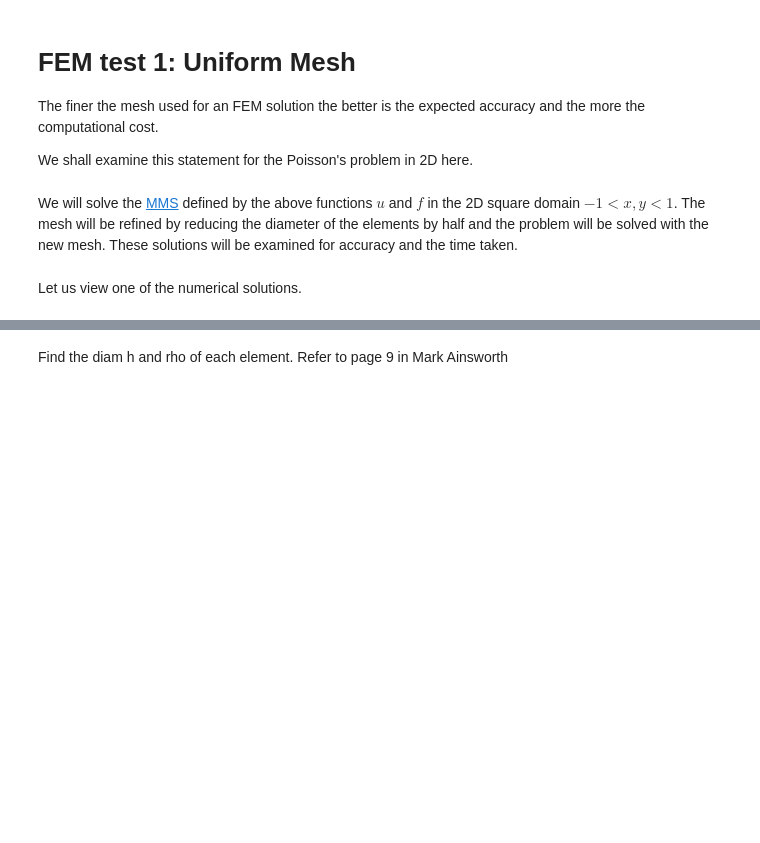
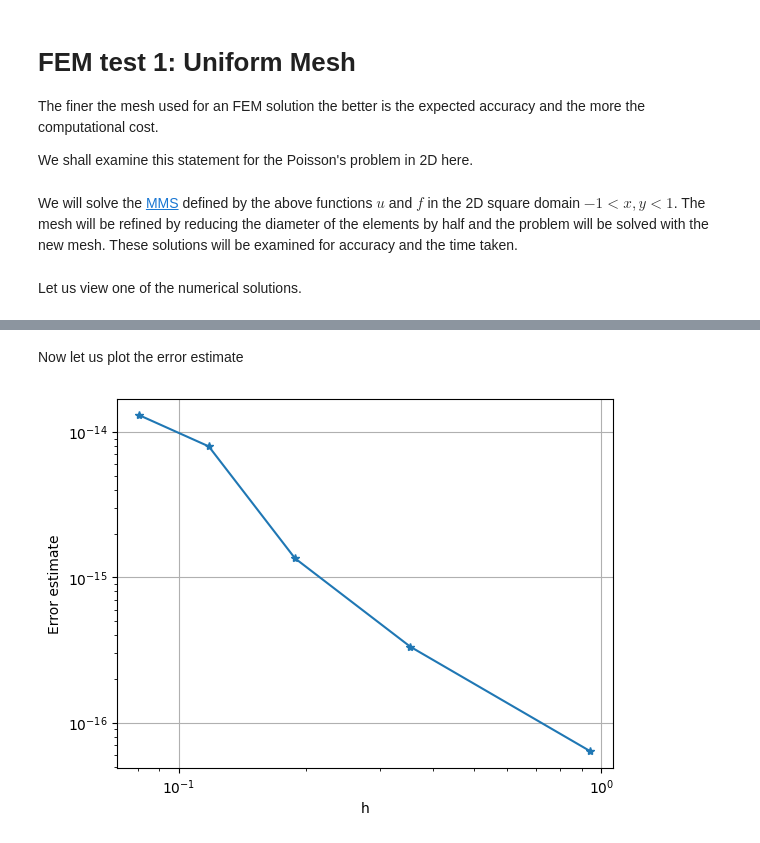
Before and after one commit to rajarshi99/testFEM, a Jupyter notebook: fem_test1.ipynb, the cells around one changed output, grey strips where cells are left out. Drawn from its saved outputs; the diff is of its cells as text; code cells hidden in the pictures; blank space fills up the shorter version.

```diff
--- a/fem_test1.ipynb
+++ b/fem_test1.ipynb
@@ -74,2 +85,15 @@ The time taken in s for the job is stored in the list [[0.061894893646240234, 'F
-# %% [markdown]
-Find the diam h and rho of each element. Refer to page 9 in Mark Ainsworth
+# %% [markdown]
+Now let us plot the error estimate
+# %%
+plt.plot(h_mean_list, err_estim_list, '-*')
+
+plt.xscale('log')
+plt.yscale('log')
+
+plt.xlabel('h')
+plt.ylabel('Error estimate')
+
+plt.grid()
+plt.show()
+# %% [output]
+[figure, added]
```
Also changed, not shown: parts of 4 cells of this notebook, 1 other file.
